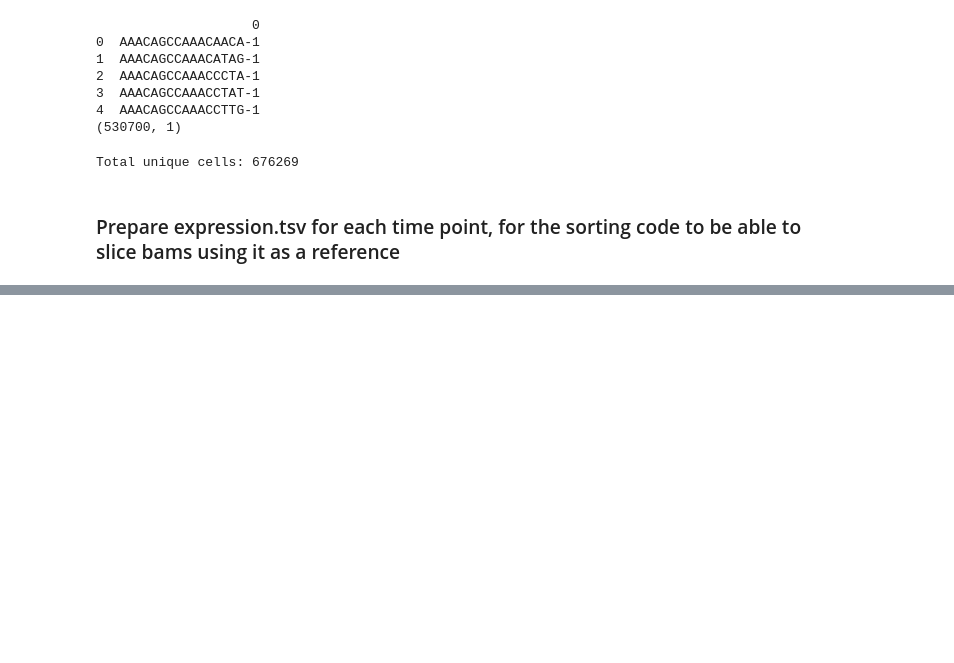
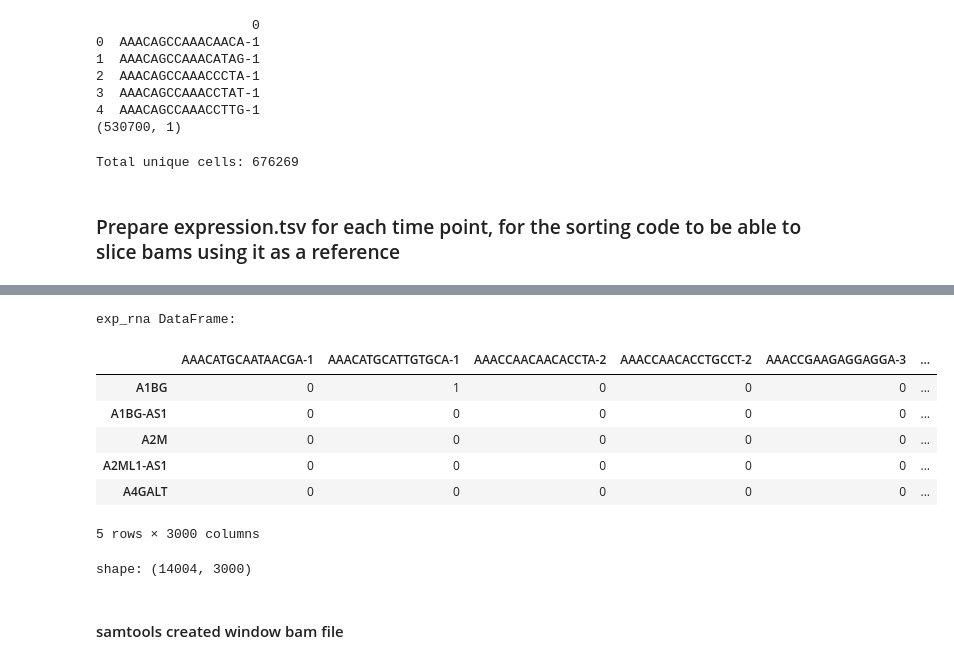
Before and after one commit to akanksha-sachan/B_Cell_States, a Jupyter notebook: multiome_dictys/py_scripts/data_prep_and_checks.ipynb, the cells around one changed output, grey strips where cells are left out. Cells and saved outputs as stored; diff of their text form; code cells hidden in the pictures; blank space fills up the shorter version.

```diff
--- a/multiome_dictys/py_scripts/data_prep_and_checks.ipynb
+++ b/multiome_dictys/py_scripts/data_prep_and_checks.ipynb
@@ -678,0 +874,21 @@ Total unique cells: 676269
+# %%
+# load subset 1 expression data after QC
+expression_rna_subset = "/ocean/projects/cis240075p/asachan/datasets/B_Cell/multiome_1st_donor_UPMC_aggr/dictys_outs/tmp_dynamic/Subset1/expression.tsv.gz"
+# Load data
+expression_rna_subset = pd.read_csv(expression_rna_subset, header=0, index_col=0, sep='\t', compression='gzip')
+# Display the first few rows of each DataFrame to confirm successful loading
+print("exp_rna DataFrame:")
+display(expression_rna_subset.head())
+print("shape:", expression_rna_subset.shape)
+# %% [output]
+exp_rna DataFrame:
+|  | AAACATGCAATAACGA-1 | AAACATGCATTGTGCA-1 | AAACCAACAACACCTA-2 | AAACCAACACCTGCCT-2 | AAACCGAAGAGGAGGA-3 | ... |
+| A1BG | 0 | 1 | 0 | 0 | 0 | ... |
+| A1BG-AS1 | 0 | 0 | 0 | 0 | 0 | ... |
+| A2M | 0 | 0 | 0 | 0 | 0 | ... |
+| A2ML1-AS1 | 0 | 0 | 0 | 0 | 0 | ... |
+| A4GALT | 0 | 0 | 0 | 0 | 0 | ... |
+5 rows × 3000 columns
+shape: (14004, 3000)
+# %% [markdown]
+#### samtools created window bam file
```
Also changed, not shown: parts of 14 cells of this notebook, 7 other files.
